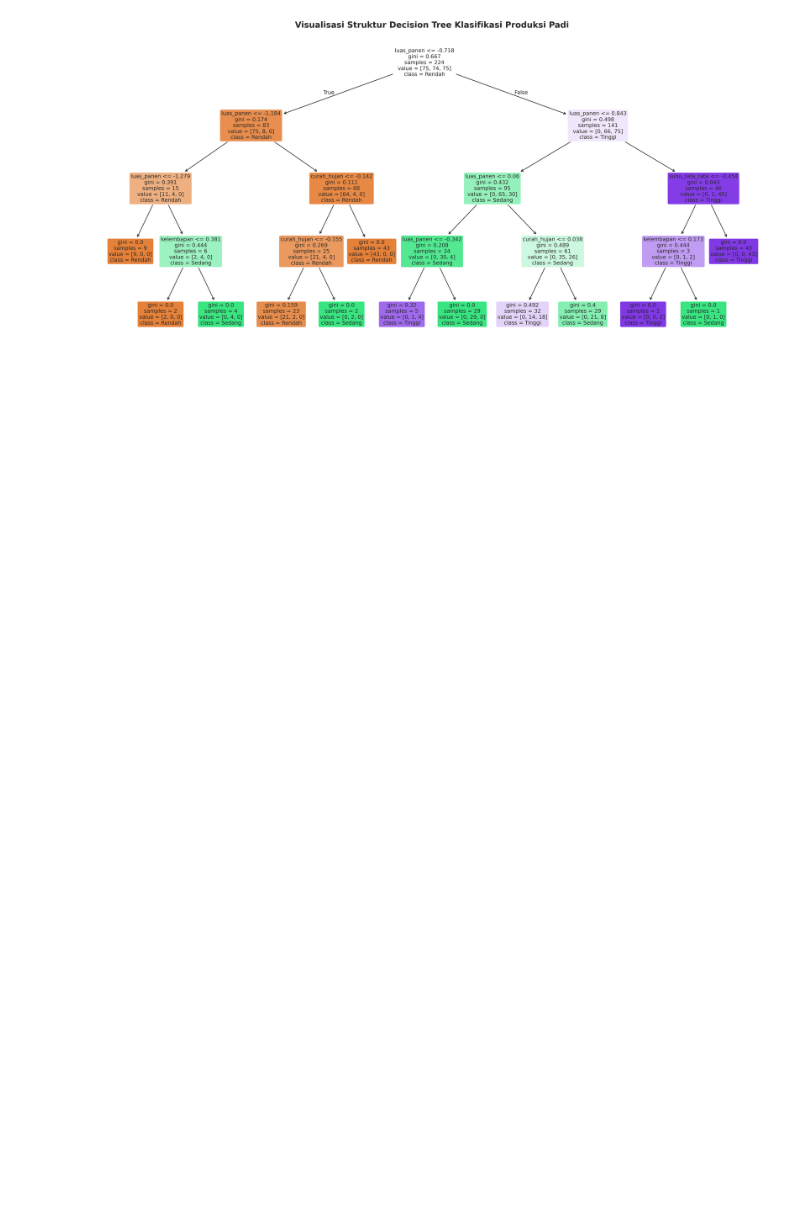
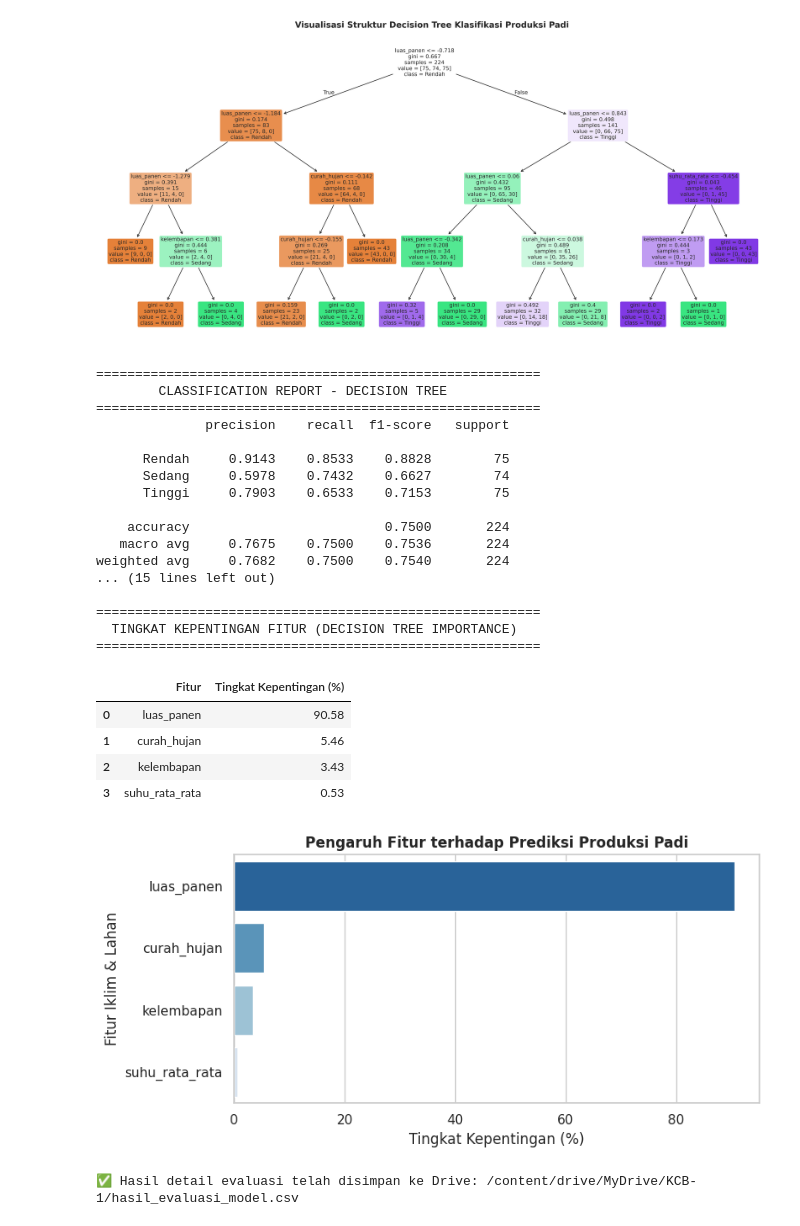
Before and after one commit to daffafadhillahr/Projek-Kecerdasan-Buatan, a Jupyter notebook: TugasKCB1.ipynb, the cells around one changed output. Drawn from its saved outputs; the diff is of its cells as text; code cells hidden in the pictures; blank space fills up the shorter version.

Commit message:
Pengolahan data menggunakan phyton di google collab

```diff
--- a/TugasKCB1.ipynb
+++ b/TugasKCB1.ipynb
@@ -144,7 +144,7 @@ scoring = {'accuracy': 'accuracy', 'precision': 'precision_weighted', 'recall':
 cv_dt = cross_validate(dt_model, X_scaled, y_encoded, cv=kf, scoring=scoring)
 cv_nb = cross_validate(nb_model, X_scaled, y_encoded, cv=kf, scoring=scoring)
 
-# Tampilkan Tabel Hasil
+# Tampilkan Tabel Hasil 5-Fold
 df_cv_results = pd.DataFrame({
     'Fold': [f'Fold {i+1}' for i in range(5)],
     'DT Accuracy': cv_dt['test_accuracy'],
@@ -214,6 +214,49 @@ plot_tree(
 plt.title('Visualisasi Struktur Decision Tree Klasifikasi Produksi Padi', fontsize=14, fontweight='bold')
 plt.tight_layout()
 plt.show()
+
+# ------------------------------------------------------------------------------
+# BAGIAN 6: CLASSIFICATION REPORT RINCI & FEATURE IMPORTANCE
+# ------------------------------------------------------------------------------
+# 1. Classification Report Detail
+print("\n=========================================================")
+print("        CLASSIFICATION REPORT - DECISION TREE            ")
+print("=========================================================")
+print(classification_report(y_encoded, y_pred_dt, target_names=le.classes_, digits=4))
+
+print("\n=========================================================")
+print("          CLASSIFICATION REPORT - NAIVE BAYES            ")
+print("=========================================================")
+print(classification_report(y_encoded, y_pred_nb, target_names=le.classes_, digits=4))
+
+# 2. Tingkat Kepentingan Fitur (Feature Importance - Decision Tree)
+importances = dt_model.feature_importances_
+df_importance = pd.DataFrame({
+    'Fitur': features_num,
+    'Tingkat Kepentingan (%)': importances * 100
+}).sort_values(by='Tingkat Kepentingan (%)', ascending=False)
+
+print("\n=========================================================")
+print("  TINGKAT KEPENTINGAN FITUR (DECISION TREE IMPORTANCE)   ")
+print("=========================================================")
+display(df_importance.round(2))
+
+# Visualisasi Feature Importance
+plt.figure(figsize=(8, 4))
+sns.barplot(data=df_importance, x='Tingkat Kepentingan (%)', y='Fitur', palette='Blues_r')
+plt.title('Pengaruh Fitur terhadap Prediksi Produksi Padi', fontsize=12, fontweight='bold')
+plt.xlabel('Tingkat Kepentingan (%)')
+plt.ylabel('Fitur Iklim & Lahan')
+plt.tight_layout()
+plt.show()
+
+# 3. Simpan Hasil Detail Evaluasi ke File CSV di Google Drive
+report_dt = classification_report(y_encoded, y_pred_dt, target_names=le.classes_, output_dict=True)
+df_report_dt = pd.DataFrame(report_dt).transpose()
+
+excel_output_path = os.path.join(drive_folder_path, 'hasil_evaluasi_model.csv')
+df_report_dt.to_csv(excel_output_path)
+print(f"\n✅ Hasil detail evaluasi telah disimpan ke Drive: {excel_output_path}")
 # %% [output]
 Drive already mounted at /content/drive; to attempt to forcibly remount, call drive.mount("/content/drive", force_remount=True).
 ℹ️ Folder 'KCB-1' sudah siap di Google Drive.
@@ -227,30 +270,54 @@ Ukuran Dataset Awal: (224, 7)
 <class 'pandas.core.frame.DataFrame'>
 RangeIndex: 224 entries, 0 to 223
 Data columns (total 7 columns):
 ... (22 lines left out)
 3. Memeriksa Duplikasi:
 0
 
 4. 5 Data Pertama:
 |  | Provinsi | Tahun | Produksi | Luas Panen | Curah hujan | Kelembapan | Suhu rata-rata |
 | 0 | Aceh | 1993 | 1329536.0 | 323589.0 | 1627.0 | 82.00 | 26.06 |
 | 1 | Aceh | 1994 | 1299699.0 | 329041.0 | 1521.0 | 82.12 | 26.92 |
 | 2 | Aceh | 1995 | 1382905.0 | 339253.0 | 1476.0 | 82.72 | 26.27 |
 | 3 | Aceh | 1996 | 1419128.0 | 348223.0 | 1557.0 | 83.00 | 26.08 |
 | 4 | Aceh | 1997 | 1368074.0 | 337561.0 | 1339.0 | 82.46 | 26.31 |
 ✅ Dataset bersih berhasil disimpan ke: /content/drive/MyDrive/KCB-1/dataset_padi_bersih.csv
 [figure]
 =========================================================
              HASIL EVALUASI 5-FOLD CROSS-VALIDATION
 =========================================================
 |  | Fold | DT Accuracy | NB Accuracy | DT F1-Score | NB F1-Score |
 | 0 | Fold 1 | 0.7556 | 0.8222 | 0.7570 | 0.8207 |
 | 1 | Fold 2 | 0.6667 | 0.8222 | 0.6944 | 0.8243 |
 | 2 | Fold 3 | 0.8222 | 0.8444 | 0.8215 | 0.8383 |
 | 3 | Fold 4 | 0.7333 | 0.7778 | 0.7300 | 0.7752 |
 | 4 | Fold 5 | 0.7727 | 0.8182 | 0.7709 | 0.8155 |
 --- RATA-RATA AKURASI (MEAN ± STD) ---
 Decision Tree Mean Accuracy : 75.01% (± 5.10%)
 Naive Bayes Mean Accuracy   : 81.70% (± 2.17%)
 [figure]
 [figure]
+=========================================================
+        CLASSIFICATION REPORT - DECISION TREE
+=========================================================
+              precision    recall  f1-score   support
+
+      Rendah     0.9143    0.8533    0.8828        75
+      Sedang     0.5978    0.7432    0.6627        74
+      Tinggi     0.7903    0.6533    0.7153        75
+
+    accuracy                         0.7500       224
+   macro avg     0.7675    0.7500    0.7536       224
+weighted avg     0.7682    0.7500    0.7540       224
+... (15 lines left out)
+
+=========================================================
+  TINGKAT KEPENTINGAN FITUR (DECISION TREE IMPORTANCE)
+=========================================================
+|  | Fitur | Tingkat Kepentingan (%) |
+| 0 | luas_panen | 90.58 |
+| 1 | curah_hujan | 5.46 |
+| 2 | kelembapan | 3.43 |
+| 3 | suhu_rata_rata | 0.53 |
+[figure, added]
+✅ Hasil detail evaluasi telah disimpan ke Drive: /content/drive/MyDrive/KCB-1/hasil_evaluasi_model.csv
```
